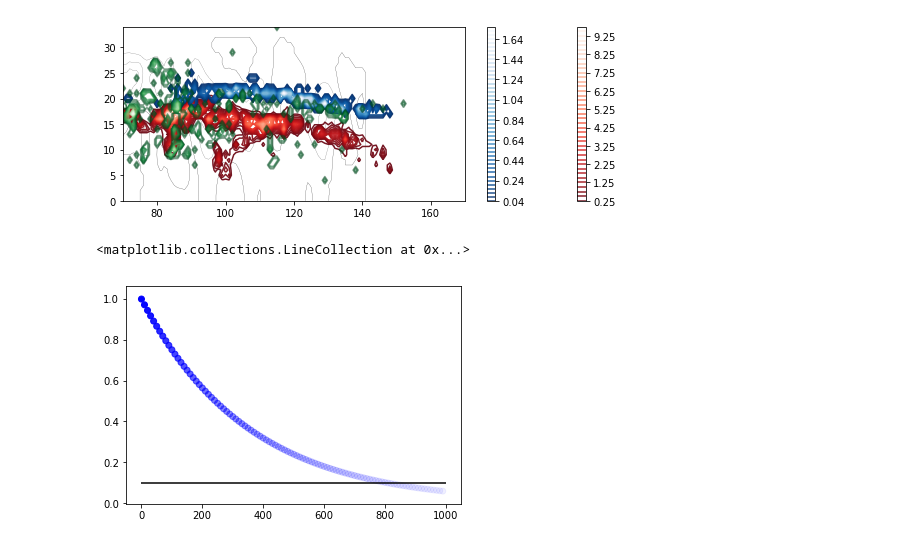
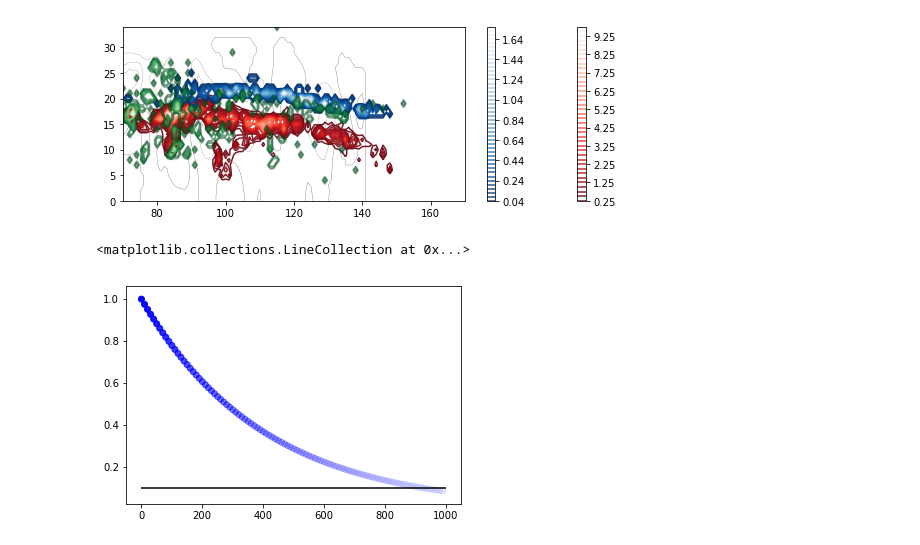
Before and after one commit to vbalderdash/varout_data, a Jupyter notebook: readout.ipynb, the cells around one changed output. Cells and saved outputs as stored; diff of their text form; code cells hidden in the pictures.

```diff
--- a/readout.ipynb
+++ b/readout.ipynb
@@ -154,12 +292,12 @@ plt.tight_layout()
 # %%
 dist = np.arange(0.1,1000,10)
 # alpha = 100./(dist)
-alpha = np.exp(-dist/350.)
+alpha = np.exp(-dist/400.)
 # alpha[alpha>1] = 1
 
 c = np.asarray([(0,0,1,a) for a in alpha])
 plt.scatter(dist,alpha,color=c,edgecolors=c)
 plt.hlines(0.1,0,1000)
 # %% [output]
 <matplotlib.collections.LineCollection at 0x...>
-[figure, old version]
+[figure, new version]
```
Also changed, not shown: parts of 26 cells of this notebook.
